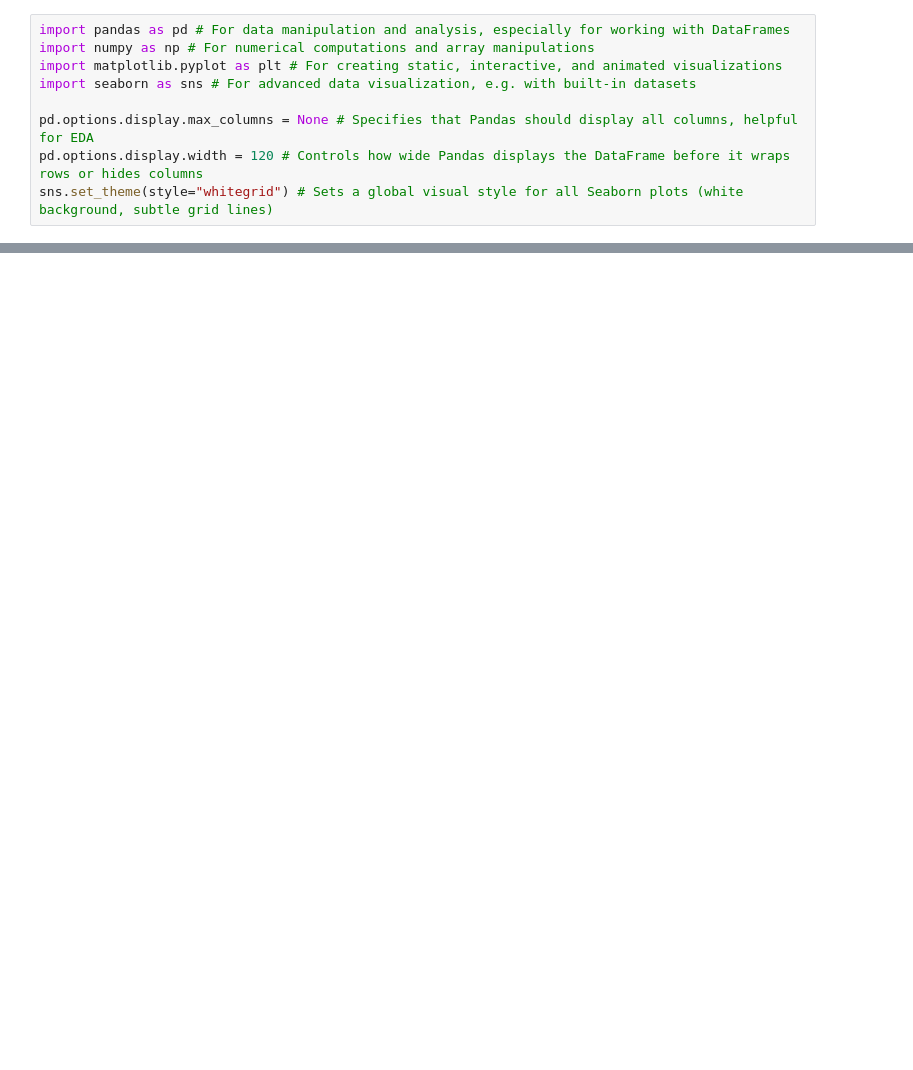
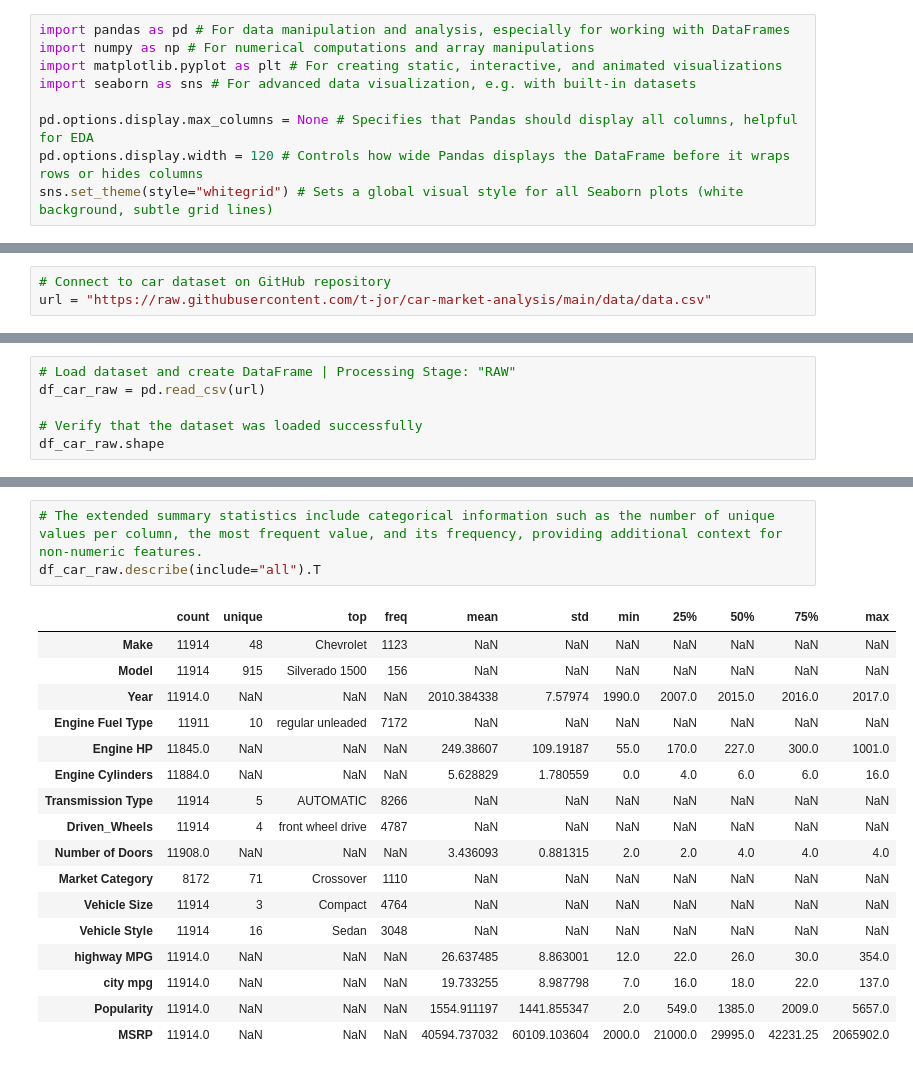
Before and after one commit to t-jor/car-market-analysis, a Jupyter notebook: notebooks/car_market_analysis.ipynb, the cells around one changed output, grey strips where cells are left out. Drawn from its saved outputs; the diff is of its cells as text; blank space fills up the shorter version.

Commit message:
First commit for setup&imports, data loading, data inspection and data cleaning

```diff
--- a/notebooks/car_market_analysis.ipynb
+++ b/notebooks/car_market_analysis.ipynb
@@ -17,0 +20,3 @@ sns.set_theme(style="whitegrid") # Sets a global visual style for all Seaborn pl
+# %%
+# Connect to car dataset on GitHub repository
+url = "https://raw.githubusercontent.com/t-jor/car-market-analysis/main/data/data.csv"
@@ -17,0 +32,6 @@ sns.set_theme(style="whitegrid") # Sets a global visual style for all Seaborn pl
+# %%
+# Load dataset and create DataFrame | Processing Stage: "RAW"
+df_car_raw = pd.read_csv(url)
+
+# Verify that the dataset was loaded successfully
+df_car_raw.shape
@@ -17,0 +102,21 @@ sns.set_theme(style="whitegrid") # Sets a global visual style for all Seaborn pl
+# %%
+# The extended summary statistics include categorical information such as the number of unique values per column, the most frequent value, and its frequency, providing additional context for non-numeric features.
+df_car_raw.describe(include="all").T
+# %% [output]
+|  | count | unique | top | freq | mean | std | min | 25% | 50% | 75% | max |
+| Make | 11914 | 48 | Chevrolet | 1123 | NaN | NaN | NaN | NaN | NaN | NaN | NaN |
+| Model | 11914 | 915 | Silverado 1500 | 156 | NaN | NaN | NaN | NaN | NaN | NaN | NaN |
+| Year | 11914.0 | NaN | NaN | NaN | 2010.384338 | 7.57974 | 1990.0 | 2007.0 | 2015.0 | 2016.0 | 2017.0 |
+| Engine Fuel Type | 11911 | 10 | regular unleaded | 7172 | NaN | NaN | NaN | NaN | NaN | NaN | NaN |
+| Engine HP | 11845.0 | NaN | NaN | NaN | 249.38607 | 109.19187 | 55.0 | 170.0 | 227.0 | 300.0 | 1001.0 |
+| Engine Cylinders | 11884.0 | NaN | NaN | NaN | 5.628829 | 1.780559 | 0.0 | 4.0 | 6.0 | 6.0 | 16.0 |
+| Transmission Type | 11914 | 5 | AUTOMATIC | 8266 | NaN | NaN | NaN | NaN | NaN | NaN | NaN |
+| Driven_Wheels | 11914 | 4 | front wheel drive | 4787 | NaN | NaN | NaN | NaN | NaN | NaN | NaN |
+| Number of Doors | 11908.0 | NaN | NaN | NaN | 3.436093 | 0.881315 | 2.0 | 2.0 | 4.0 | 4.0 | 4.0 |
+| Market Category | 8172 | 71 | Crossover | 1110 | NaN | NaN | NaN | NaN | NaN | NaN | NaN |
+| Vehicle Size | 11914 | 3 | Compact | 4764 | NaN | NaN | NaN | NaN | NaN | NaN | NaN |
+| Vehicle Style | 11914 | 16 | Sedan | 3048 | NaN | NaN | NaN | NaN | NaN | NaN | NaN |
+| highway MPG | 11914.0 | NaN | NaN | NaN | 26.637485 | 8.863001 | 12.0 | 22.0 | 26.0 | 30.0 | 354.0 |
+| city mpg | 11914.0 | NaN | NaN | NaN | 19.733255 | 8.987798 | 7.0 | 16.0 | 18.0 | 22.0 | 137.0 |
+| Popularity | 11914.0 | NaN | NaN | NaN | 1554.911197 | 1441.855347 | 2.0 | 549.0 | 1385.0 | 2009.0 | 5657.0 |
+| MSRP | 11914.0 | NaN | NaN | NaN | 40594.737032 | 60109.103604 | 2000.0 | 21000.0 | 29995.0 | 42231.25 | 2065902.0 |
```
Also changed, not shown: parts of 59 cells of this notebook.
